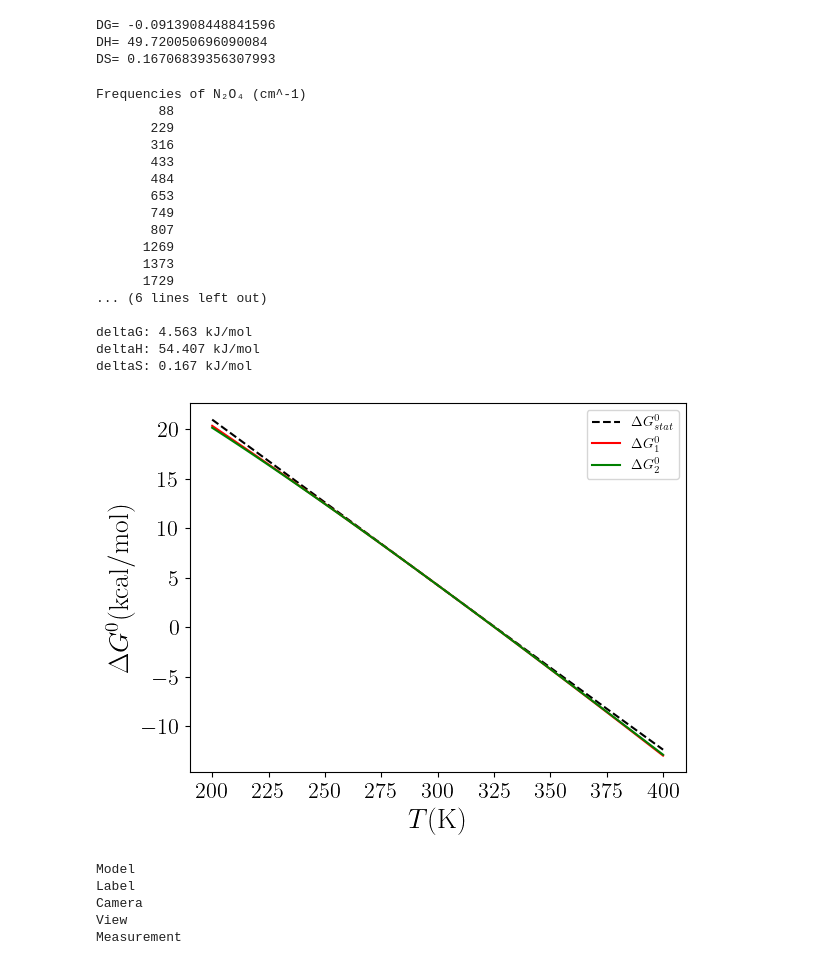
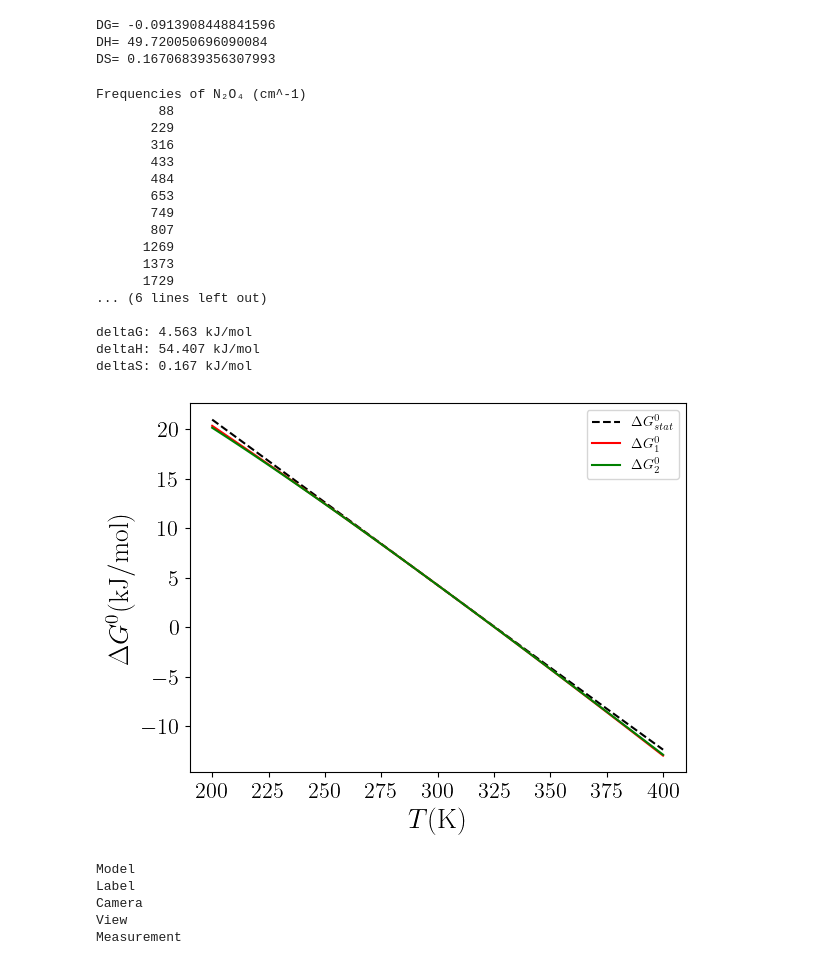
Before and after one commit to emartineznunez/Kp, a Jupyter notebook: kp.ipynb, the cells around one changed output. Cells and saved outputs as stored; diff of their text form; code cells hidden in the pictures.

```diff
--- a/kp.ipynb
+++ b/kp.ipynb
@@ -335,11 +335,12 @@ def f(p,T):
       k_from_peq *= p_eq[k] ** nui[k]
     print('kp from the partial pressures %5.3f' % k_from_peq)
     #plt.title(eq_latex,fontsize=20)
-    plt.plot(x,G_star,':',color='blue',label=r'$(G^*(0)+\xi\Delta G^*)/RT$')
+    plt.plot(x,G_star,'-',color='blue',label=r'$(G^*(0)+\xi\Delta G^*)/RT$')
     #plt.plot(x,G_star,':',color='blue',label=r'$\frac{1}{RT}\left(\sum_i n_i(0)\mu_i^*+\xi\sum_i\nu_i\mu_i^*\right)$')
-    plt.plot(x,G_mix,':',color='red',label=r'$\Delta _{mix}G/RT$')
+    plt.plot(x,G_mix,'-',color='red',label=r'$\Delta _{mix}G/RT$')
     plt.plot(x,G,'-',color='black',label=r'$G/RT$')
-    plt.plot(x,y,':',color='black')
+    #plt.plot(x,y,':',color='black')
+    plt.grid(linestyle='dotted')
     plt.legend()
     plt.xlim(0,max(x))
     plt.xticks(fontsize=16)
@@ -477,12 +478,12 @@ def f(V,T):
     #  k_from_peq *= p_eq[k] ** nui[k]
     #print('kp from the partial pressures %5.3f' % k_from_peq)
     #plt.title(eq_latex,fontsize=20)
-    plt.plot(x,G_star,':',color='blue',label=r'$\frac{1}{RT}\left(\sum_i n_i(0)\mu_i^*+\xi\sum_i\nu_i\mu_i^*\right)$')
-
-    plt.plot(x,-n,':',color='green',label=r'$-n$')
-    plt.plot(x,G_mix,':',color='red',label=r'$\Delta _{mix}G/RT$')
+    plt.plot(x,G_star,'-',color='blue',label=r'$\frac{1}{RT}\left(\sum_i n_i(0)\mu_i^*+\xi\sum_i\nu_i\mu_i^*\right)$')
+    plt.plot(x,-n,'-',color='green',label=r'$-n$')
+    plt.plot(x,G_mix,'-',color='red',label=r'$\Delta _{mix}G/RT$')
     plt.plot(x,A,'-',color='black',label=r'$A/RT$')
-    plt.plot(x,y,':',color='black')
+    #plt.plot(x,y,':',color='black')
+    plt.grid(linestyle='dotted')
     plt.legend()
     plt.xlim(0,max(x))
     plt.xticks(fontsize=16)
@@ -805,40 +807,40 @@ plt.plot(T,deltaG1_T(deltaH,deltaS,1,T),color='red',label='$\Delta G^0_1$')
 plt.plot(T,deltaG2_T(deltaH,deltaS,1,T),color='green',label='$\Delta G^0_2$')
 plt.xticks(fontsize=16)
 plt.yticks(fontsize=16)
-plt.ylabel('$\Delta G^0 (\mathrm{kcal/mol})$',fontsize=20)
+plt.ylabel('$\Delta G^0 (\mathrm{kJ/mol})$',fontsize=20)
 plt.xlabel('$T (\mathrm{K})$',fontsize=20)
+plt.legend()
 plt.savefig("deltaG2.svg",bbox_inches='tight')
-plt.legend()
 
 plt.show()
 
 
 # Results (D4 dispersion):
 # b3lyp/6-31g*     --> 11.20 kJ/mol
 # b3lyp/def2svp    --> 15.48 kJ/mol
 # pbe0/6-31g       -->  4.56 kJ/mol   *************
 # NIST value (DG)  -->  4.74 kJ/mol
 # NIST value (DH)  --> 57.12 kJ/mol
 # NIST value (DS)  -->  0.18 kJ/mol
 # %% [output]
 Frequencies of N₂O₄ (cm^-1)
         88
        229
        316
        433
        484
        653
        749
        807
       1269
       1373
       1729
 ... (6 lines left out)
 
 deltaG: 4.563 kJ/mol
 deltaH: 54.407 kJ/mol
 deltaS: 0.167 kJ/mol
-[figure, old version]
+[figure, new version]
 # %%
 #@title Visualization of the reactant
 atoms = read(str(keys[0])+'_opt.xyz')
```
Also changed, not shown: parts of 1 cell of this notebook.
